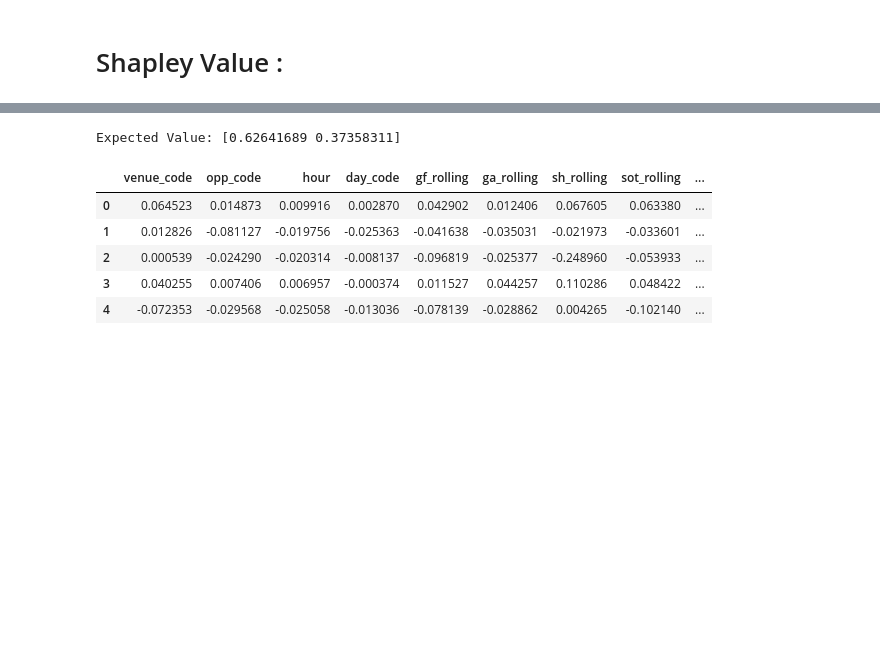
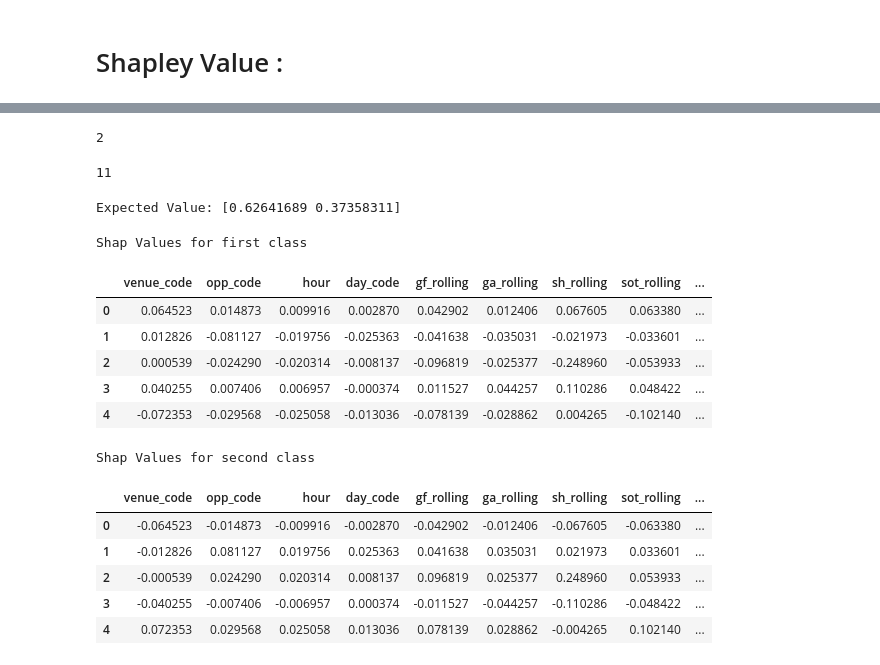
Before and after one commit to AmirJlr/Data-Science-Algorithms-FUM, a Jupyter notebook: Shapley Value/Shapley Value 2.ipynb, the cells around one changed output, grey strips where cells are left out. Cells and saved outputs as stored; diff of their text form; code cells hidden in the pictures; blank space fills up the shorter version.

```diff
--- a/Shapley Value/Shapley Value 2.ipynb
+++ b/Shapley Value/Shapley Value 2.ipynb
@@ -101,13 +123,37 @@ shap_values = explainer.shap_values(X_train)
+# %%
+len(shap_values)
+# %% [output]
+2
+# %%
+len(shap_values[1][0])
+# %% [output]
+11
 # %%
 print('Expected Value:', explainer.expected_value)
 # %% [output]
 Expected Value: [0.62641689 0.37358311]
 # %%
+# Shap Values for class = 0 that is  class
+
+print("Shap Values for first class")
 pd.DataFrame(shap_values[0],columns=X_train.columns).head()
 # %% [output]
+Shap Values for first class
 |  | venue_code | opp_code | hour | day_code | gf_rolling | ga_rolling | sh_rolling | sot_rolling | ... |
 | 0 | 0.064523 | 0.014873 | 0.009916 | 0.002870 | 0.042902 | 0.012406 | 0.067605 | 0.063380 | ... |
 | 1 | 0.012826 | -0.081127 | -0.019756 | -0.025363 | -0.041638 | -0.035031 | -0.021973 | -0.033601 | ... |
 | 2 | 0.000539 | -0.024290 | -0.020314 | -0.008137 | -0.096819 | -0.025377 | -0.248960 | -0.053933 | ... |
 | 3 | 0.040255 | 0.007406 | 0.006957 | -0.000374 | 0.011527 | 0.044257 | 0.110286 | 0.048422 | ... |
 | 4 | -0.072353 | -0.029568 | -0.025058 | -0.013036 | -0.078139 | -0.028862 | 0.004265 | -0.102140 | ... |
+# %%
+# Shap Values for class =1 that is  class
+print("Shap Values for second class")
+pd.DataFrame(shap_values[1],columns=X_train.columns).head()
+# %% [output]
+Shap Values for second class
+|  | venue_code | opp_code | hour | day_code | gf_rolling | ga_rolling | sh_rolling | sot_rolling | ... |
+| 0 | -0.064523 | -0.014873 | -0.009916 | -0.002870 | -0.042902 | -0.012406 | -0.067605 | -0.063380 | ... |
+| 1 | -0.012826 | 0.081127 | 0.019756 | 0.025363 | 0.041638 | 0.035031 | 0.021973 | 0.033601 | ... |
+| 2 | -0.000539 | 0.024290 | 0.020314 | 0.008137 | 0.096819 | 0.025377 | 0.248960 | 0.053933 | ... |
+| 3 | -0.040255 | -0.007406 | -0.006957 | 0.000374 | -0.011527 | -0.044257 | -0.110286 | -0.048422 | ... |
+| 4 | 0.072353 | 0.029568 | 0.025058 | 0.013036 | 0.078139 | 0.028862 | -0.004265 | 0.102140 | ... |
```
Also changed, not shown: parts of 15 cells of this notebook.
